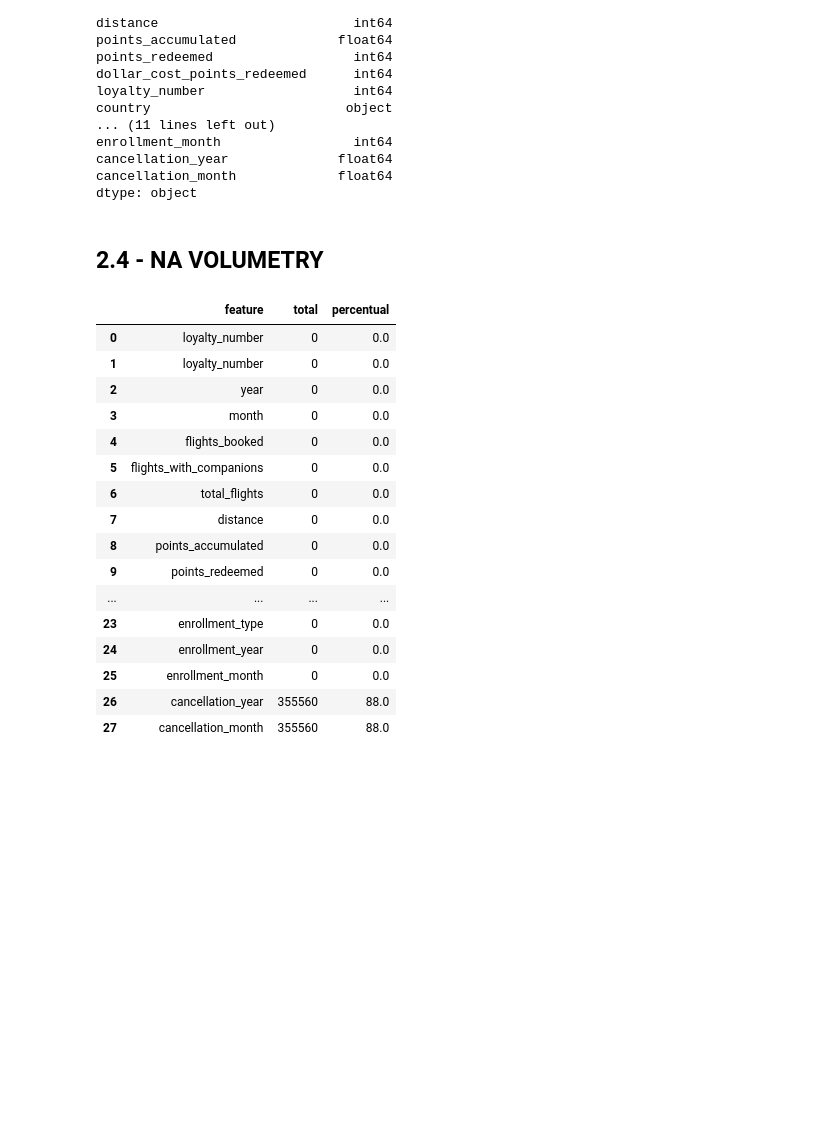
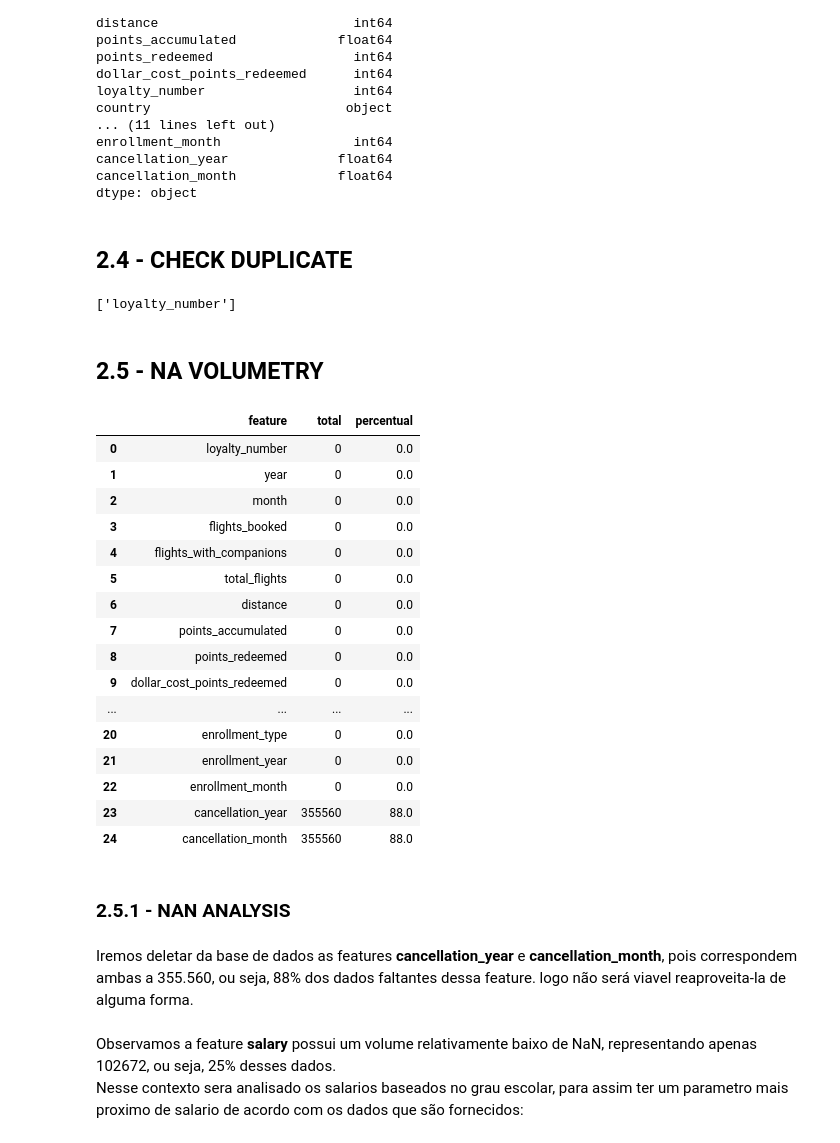
Before and after one commit to erickvieiras/flight_project, a Jupyter notebook: notebook/flight.ipynb, the cells around one changed output. Saved outputs shown, nothing was run; the diff lists cells and outputs as text; code cells hidden in the pictures; blank space fills up the shorter version.

Commit message:
Finalizado etapa de verificação de limpeza de dados

```diff
--- a/notebook/flight.ipynb
+++ b/notebook/flight.ipynb
@@ -108,32 +227,51 @@ enrollment_month                 int64
 cancellation_year              float64
 cancellation_month             float64
 dtype: object
+# %% [markdown]
+## 2.4 - CHECK DUPLICATE
+# %%
+# Identificar as colunas duplicadas
+duplicated_columns = df2.columns[df2.columns.duplicated()].tolist()
+
+# Exibir os nomes das colunas duplicadas
+print(duplicated_columns)
+# %% [output]
+['loyalty_number']
+# %%
+df2 = df2.loc[:, ~df2.columns.duplicated()]
 # %% [markdown]
-## 2.4 - NA VOLUMETRY
+## 2.5 - NA VOLUMETRY
 # %%
 df_total = pd.DataFrame(np.round(df2.isna().sum())).reset_index()
 df_percentual = pd.DataFrame(np.round(df2.isna().mean()*100)).reset_index()
 df_total.columns = ['feature', 'total']
 df_percentual.columns = ['feature', 'percentual']
 
+df_total = df_total.drop_duplicates(subset=['feature'])
+df_percentual = df_percentual.drop_duplicates(subset=['feature'])
+
 # Realizando o merge
-df_final = pd.merge(df_total, df_percentual, on='feature')
-df_final
+df_result = pd.merge(df_total, df_percentual, how = 'inner', on='feature')
+df_result
 # %% [output]
 |  | feature | total | percentual |
 | 0 | loyalty_number | 0 | 0.0 |
-| 1 | loyalty_number | 0 | 0.0 |
-| 2 | year | 0 | 0.0 |
-| 3 | month | 0 | 0.0 |
-| 4 | flights_booked | 0 | 0.0 |
-| 5 | flights_with_companions | 0 | 0.0 |
-| 6 | total_flights | 0 | 0.0 |
-| 7 | distance | 0 | 0.0 |
-| 8 | points_accumulated | 0 | 0.0 |
-| 9 | points_redeemed | 0 | 0.0 |
+| 1 | year | 0 | 0.0 |
+| 2 | month | 0 | 0.0 |
+| 3 | flights_booked | 0 | 0.0 |
+| 4 | flights_with_companions | 0 | 0.0 |
+| 5 | total_flights | 0 | 0.0 |
+| 6 | distance | 0 | 0.0 |
+| 7 | points_accumulated | 0 | 0.0 |
+| 8 | points_redeemed | 0 | 0.0 |
+| 9 | dollar_cost_points_redeemed | 0 | 0.0 |
 | ... | ... | ... | ... |
-| 23 | enrollment_type | 0 | 0.0 |
-| 24 | enrollment_year | 0 | 0.0 |
-| 25 | enrollment_month | 0 | 0.0 |
-| 26 | cancellation_year | 355560 | 88.0 |
-| 27 | cancellation_month | 355560 | 88.0 |
+| 20 | enrollment_type | 0 | 0.0 |
+| 21 | enrollment_year | 0 | 0.0 |
+| 22 | enrollment_month | 0 | 0.0 |
+| 23 | cancellation_year | 355560 | 88.0 |
+| 24 | cancellation_month | 355560 | 88.0 |
+# %% [markdown]
+### 2.5.1 - NAN ANALYSIS
+# %% [markdown]
+Iremos deletar da base de dados as features **cancellation_year** e **cancellation_month**, pois correspondem ambas a 355.560, ou seja, 88% dos dados faltantes dessa feature. logo não será viavel reaproveita-la de alguma forma.
@@ -139,0 +280,3 @@ df_final
+# %% [markdown]
+Observamos a feature **salary** possui um volume relativamente baixo de NaN, representando apenas 102672, ou seja, 25% desses dados.<br>
+Nesse contexto sera analisado os salarios baseados no grau escolar, para assim ter um parametro mais proximo de salario de acordo com os dados que são fornecidos:
```
Also changed, not shown: parts of 17 cells of this notebook.
